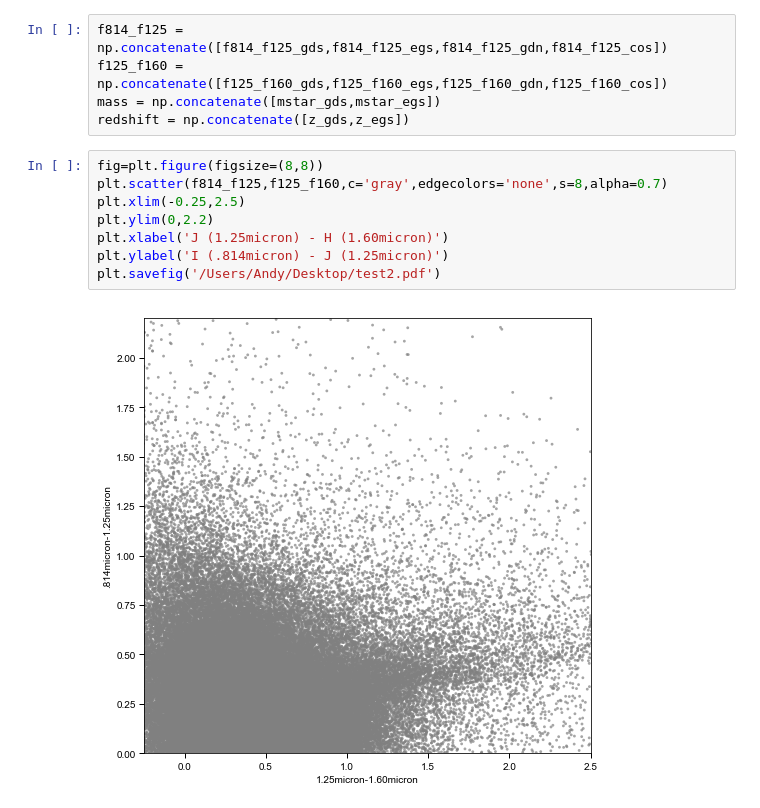
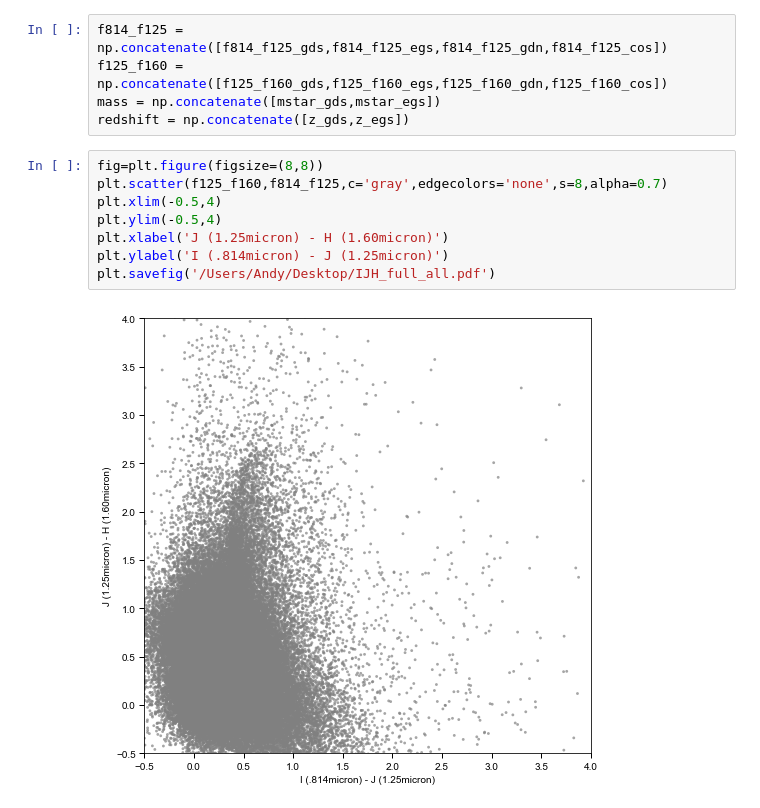
Before and after one commit to jztuan/SIP18, a Jupyter notebook: color_color_diagram_814_125_160.ipynb, the cells around one changed output. Drawn from its saved outputs; the diff is of its cells as text.

```diff
--- a/color_color_diagram_814_125_160.ipynb
+++ b/color_color_diagram_814_125_160.ipynb
@@ -132,13 +126,13 @@ mass = np.concatenate([mstar_gds,mstar_egs])
 redshift = np.concatenate([z_gds,z_egs])
 # %%
 fig=plt.figure(figsize=(8,8))
-plt.scatter(f814_f125,f125_f160,c='gray',edgecolors='none',s=8,alpha=0.7)
-plt.xlim(-0.25,2.5)
-plt.ylim(0,2.2)
+plt.scatter(f125_f160,f814_f125,c='gray',edgecolors='none',s=8,alpha=0.7)
+plt.xlim(-0.5,4)
+plt.ylim(-0.5,4)
 plt.xlabel('J (1.25micron) - H (1.60micron)')
 plt.ylabel('I (.814micron) - J (1.25micron)')
-plt.savefig('/Users/Andy/Desktop/test2.pdf')
+plt.savefig('/Users/Andy/Desktop/IJH_full_all.pdf')
 # %% [output]
-[figure, old version]
+[figure, new version]
 # %%
 fig=plt.figure(figsize=(8,8))
```
Also changed, not shown: parts of 5 cells of this notebook, 8 other files.
